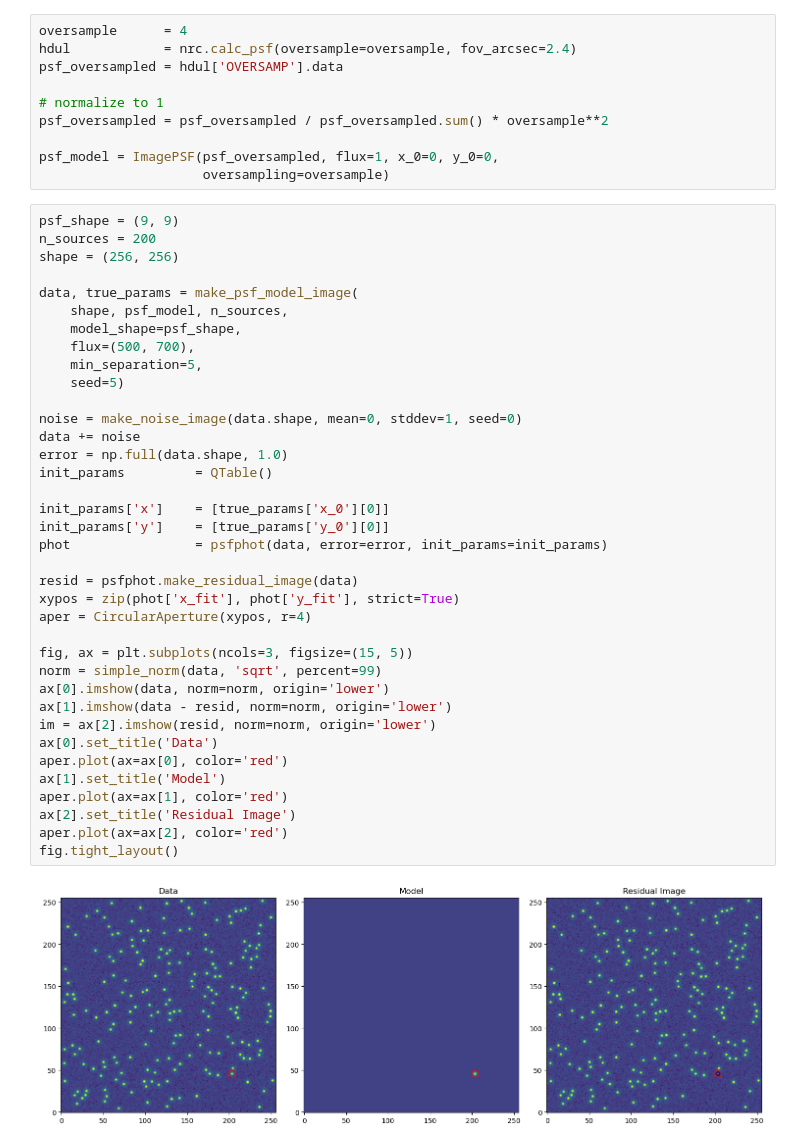
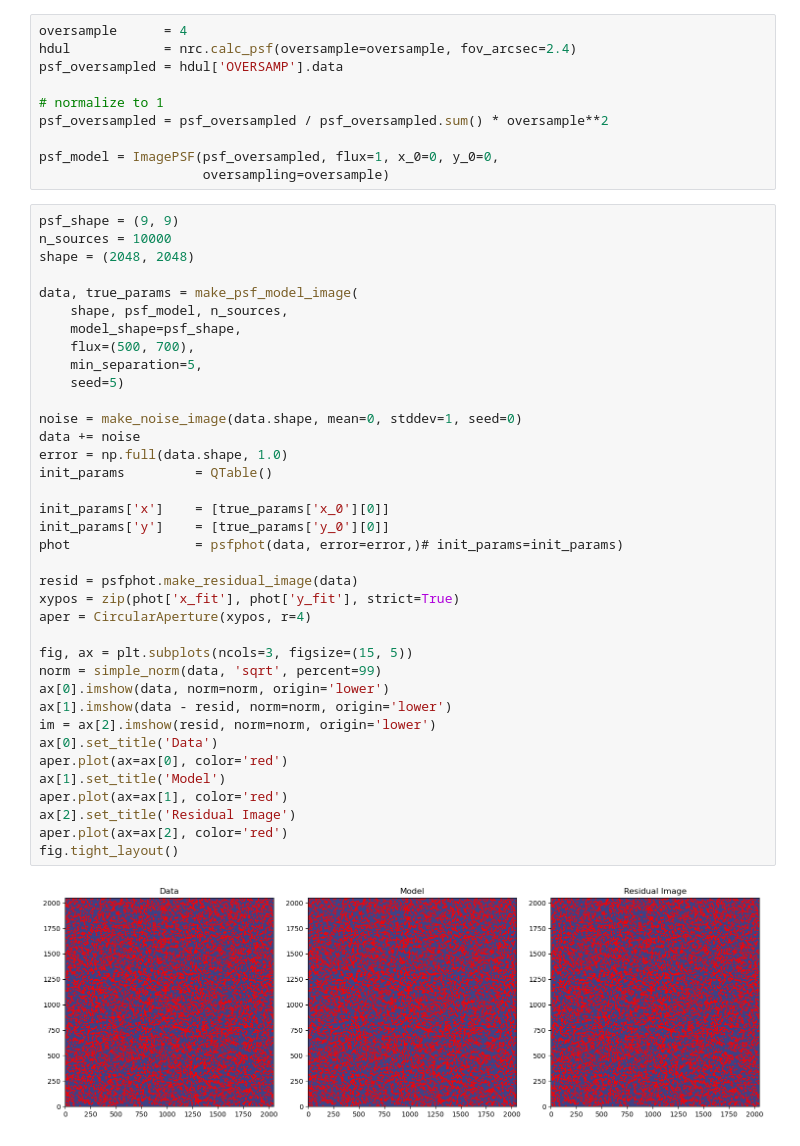
Before and after one commit to LukaSlagter/STRW-MSC, a Jupyter notebook: Photometry/PSF/photutils_psf_examples.ipynb, the cells around one changed output. Drawn from its saved outputs; the diff is of its cells as text.

```diff
--- a/Photometry/PSF/photutils_psf_examples.ipynb
+++ b/Photometry/PSF/photutils_psf_examples.ipynb
@@ -91,40 +77,40 @@ psf_model = ImagePSF(psf_oversampled, flux=1, x_0=0, y_0=0,
                      oversampling=oversample)
 # %%
 psf_shape = (9, 9)
-n_sources = 200
-shape = (256, 256)
+n_sources = 10000
+shape = (2048, 2048)
 
 data, true_params = make_psf_model_image(
     shape, psf_model, n_sources,
     model_shape=psf_shape,
     flux=(500, 700),
     min_separation=5,
     seed=5)
 
 noise = make_noise_image(data.shape, mean=0, stddev=1, seed=0)
 data += noise
 error = np.full(data.shape, 1.0)
 init_params         = QTable()
 
 init_params['x']    = [true_params['x_0'][0]]
 init_params['y']    = [true_params['y_0'][0]]
-phot                = psfphot(data, error=error, init_params=init_params)
+phot                = psfphot(data, error=error,)# init_params=init_params)
 
 resid = psfphot.make_residual_image(data)
 xypos = zip(phot['x_fit'], phot['y_fit'], strict=True)
 aper = CircularAperture(xypos, r=4)
 
 fig, ax = plt.subplots(ncols=3, figsize=(15, 5))
 norm = simple_norm(data, 'sqrt', percent=99)
 ax[0].imshow(data, norm=norm, origin='lower')
 ax[1].imshow(data - resid, norm=norm, origin='lower')
 im = ax[2].imshow(resid, norm=norm, origin='lower')
 ax[0].set_title('Data')
 aper.plot(ax=ax[0], color='red')
 ax[1].set_title('Model')
 aper.plot(ax=ax[1], color='red')
 ax[2].set_title('Residual Image')
 aper.plot(ax=ax[2], color='red')
 fig.tight_layout()
 # %% [output]
-[figure, old version]
+[figure, new version]
```
Also changed, not shown: parts of 3 cells of this notebook, 10 other files.
